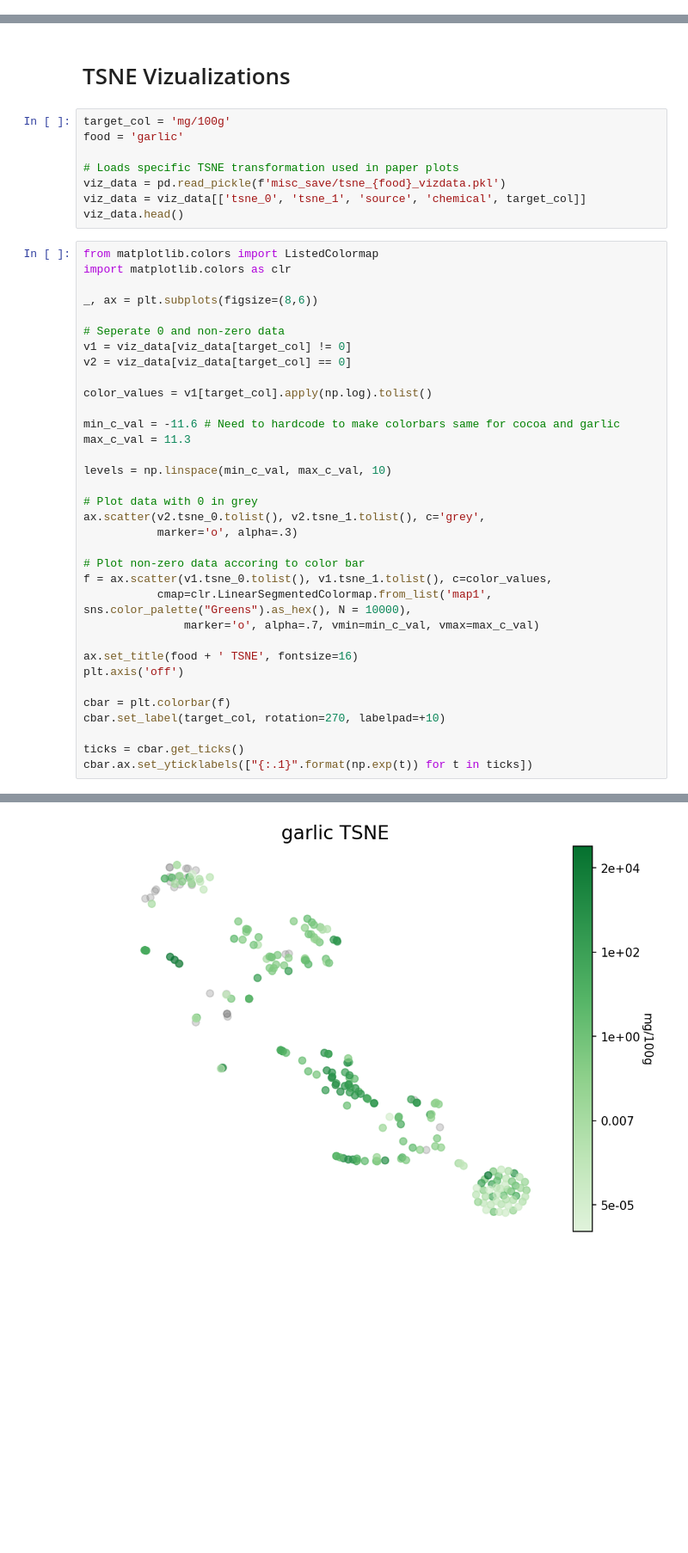
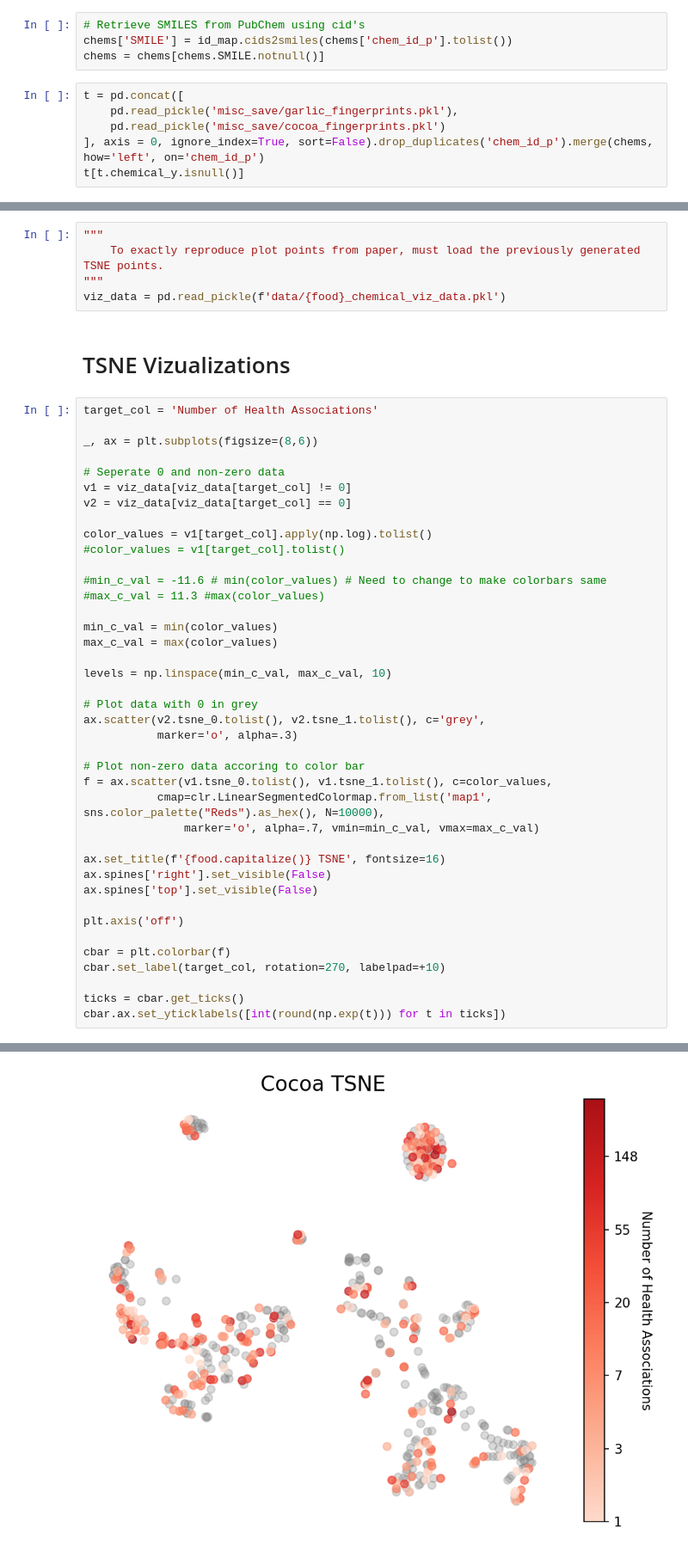
Before and after one commit to fhooton/FoodMine, a Jupyter notebook: Molecule_Embedding.ipynb, the cells around one changed output, grey strips where cells are left out. Shown: that part at 86% size. Saved outputs shown, nothing was run; the diff lists cells and outputs as text; blank space fills up the shorter version.

```diff
--- a/Molecule_Embedding.ipynb
+++ b/Molecule_Embedding.ipynb
@@ -68,0 +186,10 @@ for idx, row in chems.iterrows():
+# %%
+# Retrieve SMILES from PubChem using cid's
+chems['SMILE'] = id_map.cids2smiles(chems['chem_id_p'].tolist())
+chems = chems[chems.SMILE.notnull()]
+# %%
+t = pd.concat([
+    pd.read_pickle('misc_save/garlic_fingerprints.pkl'),
+    pd.read_pickle('misc_save/cocoa_fingerprints.pkl')
+], axis = 0, ignore_index=True, sort=False).drop_duplicates('chem_id_p').merge(chems, how='left', on='chem_id_p')
+t[t.chemical_y.isnull()]
@@ -246,16 +462,12 @@ viz_data['Number of Health Associations'] = data.ChemicalName.fillna(0).tolist()
+# %%
+"""
+    To exactly reproduce plot points from paper, must load the previously generated TSNE points.
+"""
+viz_data = pd.read_pickle(f'data/{food}_chemical_viz_data.pkl')
 # %% [markdown]
 # TSNE Vizualizations
-# %%
-target_col = 'mg/100g'
-food = 'garlic'
-
-# Loads specific TSNE transformation used in paper plots
-viz_data = pd.read_pickle(f'misc_save/tsne_{food}_vizdata.pkl')
-viz_data = viz_data[['tsne_0', 'tsne_1', 'source', 'chemical', target_col]]
-viz_data.head()
 # %%
-from matplotlib.colors import ListedColormap
-import matplotlib.colors as clr
+target_col = 'Number of Health Associations'
 
 _, ax = plt.subplots(figsize=(8,6))
 
@@ -264,9 +476,13 @@ v1 = viz_data[viz_data[target_col] != 0]
 v2 = viz_data[viz_data[target_col] == 0]
 
 color_values = v1[target_col].apply(np.log).tolist()
+#color_values = v1[target_col].tolist()
 
-min_c_val = -11.6 # Need to hardcode to make colorbars same for cocoa and garlic
-max_c_val = 11.3
+#min_c_val = -11.6 # min(color_values) # Need to change to make colorbars same
+#max_c_val = 11.3 #max(color_values)
+
+min_c_val = min(color_values)
+max_c_val = max(color_values)
 
 levels = np.linspace(min_c_val, max_c_val, 10)
 
@@ -276,15 +492,18 @@ ax.scatter(v2.tsne_0.tolist(), v2.tsne_1.tolist(), c='grey',
 
 # Plot non-zero data accoring to color bar
 f = ax.scatter(v1.tsne_0.tolist(), v1.tsne_1.tolist(), c=color_values,
-           cmap=clr.LinearSegmentedColormap.from_list('map1', sns.color_palette("Greens").as_hex(), N = 10000),
+           cmap=clr.LinearSegmentedColormap.from_list('map1', sns.color_palette("Reds").as_hex(), N=10000),
                marker='o', alpha=.7, vmin=min_c_val, vmax=max_c_val)
 
-ax.set_title(food + ' TSNE', fontsize=16)
+ax.set_title(f'{food.capitalize()} TSNE', fontsize=16)
+ax.spines['right'].set_visible(False)
+ax.spines['top'].set_visible(False)
+
 plt.axis('off')
 
 cbar = plt.colorbar(f)
 cbar.set_label(target_col, rotation=270, labelpad=+10)
 
 ticks = cbar.get_ticks()
-cbar.ax.set_yticklabels(["{:.1}".format(np.exp(t)) for t in ticks])
+cbar.ax.set_yticklabels([int(round(np.exp(t))) for t in ticks])
 # %% [output]
@@ -296,2 +516,2 @@ cbar.ax.set_yticklabels(["{:.1}".format(np.exp(t)) for t in ticks])
-[figure, old version]
+[figure, new version]
 # %%
```
Also changed, not shown: parts of 51 cells of this notebook.
